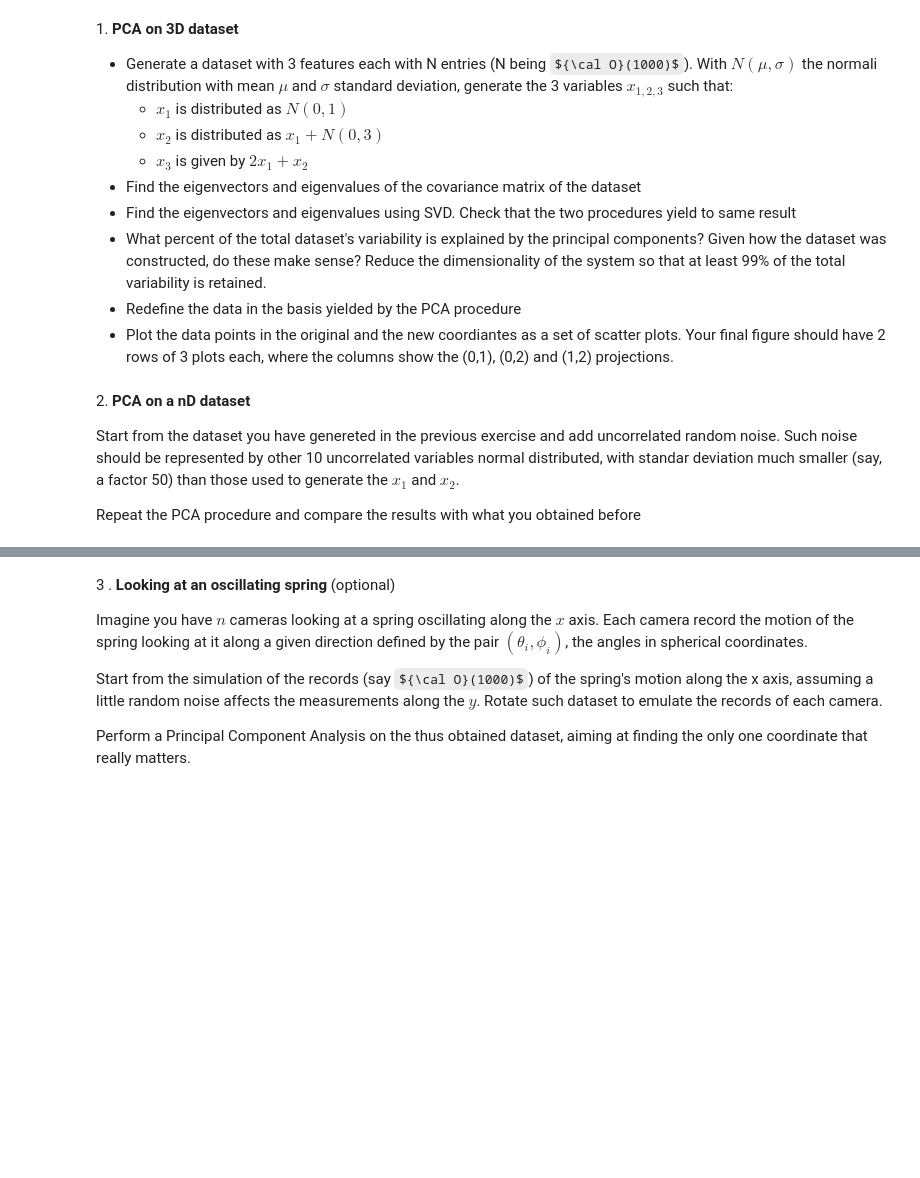
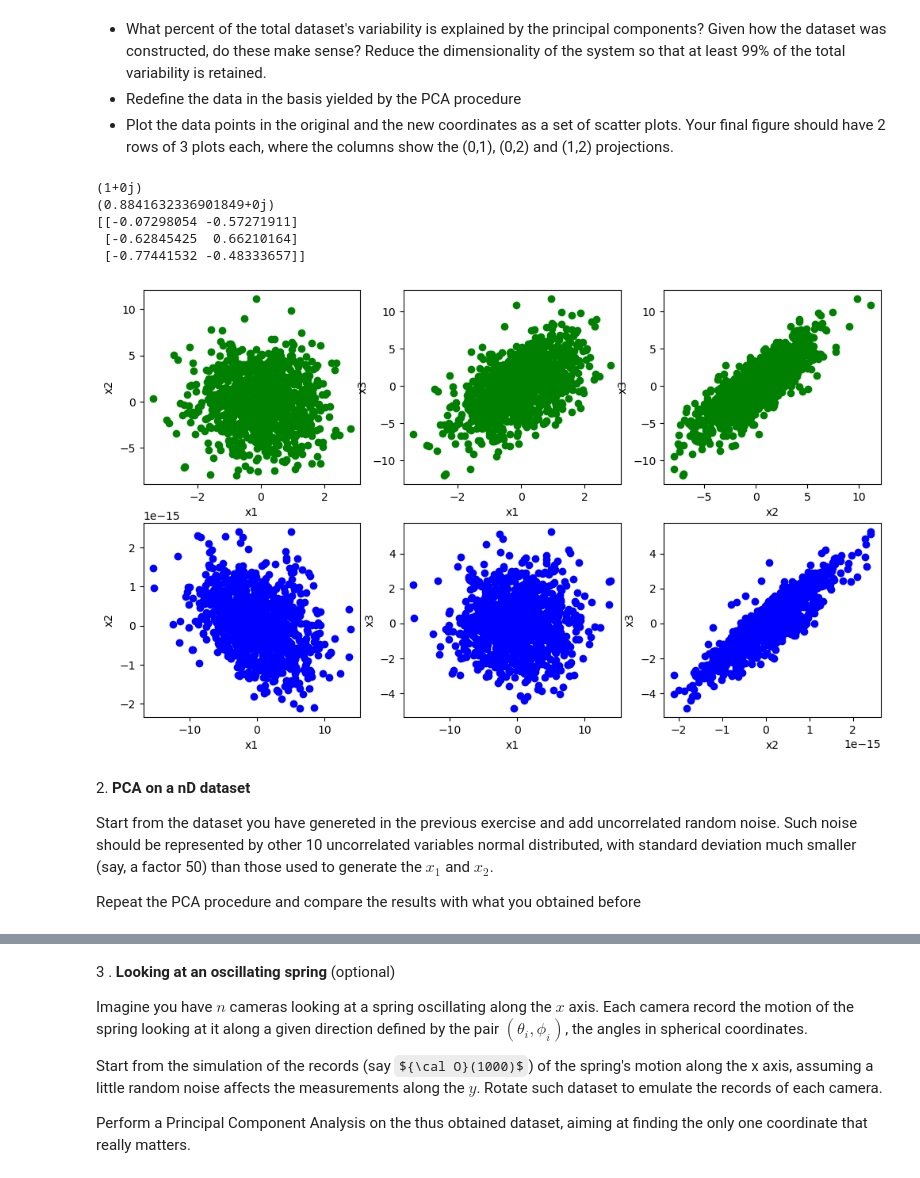
Before and after one commit to LiberoP/LaboratoryOfComputationalPhysics_Y8, a Jupyter notebook: 08ex_LinearAlgebra.ipynb, the cells around one changed output, grey strips where cells are left out. Drawn from its saved outputs; the diff is of its cells as text; code cells hidden in the pictures; some formulas as TeX source; blank space fills up the shorter version.

Commit message:
completed mandatory exercises

```diff
--- a/08ex_LinearAlgebra.ipynb
+++ b/08ex_LinearAlgebra.ipynb
@@ -0,0 +31,19 @@
+# %%
+x1_centered=x1-x1.mean()
+x2_centered=x2-x2.mean()
+x3_centered=x3-x3.mean()
+data_matrix_centered=np.concatenate((x1_centered[:,None], x2_centered[:,None], x3_centered[:,None]), axis=1)
+covariance_matrix=(data_matrix_centered.T).dot(data_matrix_centered)/(N-1) # ---> NB the N-1
+#print(covariance_matrix)
+#element=[element in covariance_matrix if element > 1 else NaN] # ---> fix?
+#print(element)
+
+eig_vals, eig_vects= la.eig(covariance_matrix)
+print(np.real_if_close(eig_vals), '\n \n', eig_vects, '\n \n')
+
+U, spectrum, Vt = la.svd(data_matrix_centered)
+print(U, '\n \n', spectrum, '\n \n', Vt)
+# ---> SVD algo also orders eigvals->eigvects from largest to smallest
+
+print(np.allclose(np.sort(eig_vals)[::-1], spectrum**2/(N-1))) # ---> also try it for matrix? (as an exercise)
+# ---> NB the **2 / N-1
@@ -1,12 +68,4 @@
 # %% [markdown]
-1\. **PCA on 3D dataset**
-
-* Generate a dataset with 3 features each with N entries (N being ${\cal O}(1000)$). With $N(\mu,\sigma)$ the normali distribution with mean $\mu$ and $\sigma$  standard deviation, generate the 3 variables $x_{1,2,3}$ such that:
-    * $x_1$ is distributed as $N(0,1)$
-    * $x_2$ is distributed as $x_1+N(0,3)$
-    * $x_3$ is given by $2x_1+x_2$
-* Find the eigenvectors and eigenvalues of the covariance matrix of the dataset
-* Find the eigenvectors and eigenvalues using SVD. Check that the two procedures yield to same result
 * What percent of the total dataset's variability is explained by the principal components? Given how the dataset was constructed, do these make sense? Reduce the dimensionality of the system so that at least 99% of the total variability is retained.
 * Redefine the data in the basis yielded by the PCA procedure
-* Plot the data points in the original and the new coordiantes as a set of scatter plots. Your final figure should have 2 rows of 3 plots each, where the columns show the (0,1), (0,2) and (1,2) projections.
+* Plot the data points in the original and the new coordinates as a set of scatter plots. Your final figure should have 2 rows of 3 plots each, where the columns show the (0,1), (0,2) and (1,2) projections.
@@ -16,6 +72,49 @@
+# %%
+#---> For "variabilty" they mean the sum (trace) of the new eigenvalues normalised by the sum of the original ones
+initial_trace=covariance_matrix.trace()
+# ---> let's try to discard one dimension:
+n_rv=data_matrix.shape[1]
+new_spectrum=(np.sort(eig_vals)[::-1])[:(n_rv-1)]
+#print(new_spectrum)
+# ---> then two:
+new_variability=np.sum(new_spectrum)/initial_trace
+print(new_variability) # ---> how to approx correctly?
+new_new_spectrum=(np.sort(eig_vals)[::-1])[:(n_rv-2)]
+new_new_variability=np.sum(new_new_spectrum)/initial_trace
+print(new_new_variability)
+# ---> keep 2 dimensions (as expected)
+
+new_eig_vects=eig_vects[:,[0,2]]
+reduced_data_matrix_centered=np.dot(data_matrix_centered, new_eig_vects) # ---> NB eig vects are on columns!
+print(new_eig_vects)
+# --->  data_matrix_centered everywhere in this cell
+
+data_matrix_centered_new_base=np.dot(data_matrix_centered, eig_vects)
+
+fig, axes = plt.subplots(nrows=2, ncols=3, figsize=(12,7)) # ---> NB the syntax
+acc=0
+for i in range(2):
+    for j in range(i+1,3):
+        #print("j:",j)
+        axes[0,acc].scatter(data_matrix_centered[:,i], data_matrix_centered[:,j], color='g')
+        axes[0,acc].set_xlabel(f"x{i+1}")
+        axes[0,acc].set_ylabel(f"x{j+1}")
+        axes[1,acc].scatter(data_matrix_centered_new_base[:,i], data_matrix_centered_new_base[:,j], color='b')
+        axes[1,acc].set_xlabel(f"x{i+1}")
+        axes[1,acc].set_ylabel(f"x{j+1}")
+        #print("acc:",acc)
+        acc=acc+1
+# ---> TODO: add legend. ax titles, fig title?
+# %% [output]
+(1+0j)
+(0.8841632336901849+0j)
+[[-0.07298054 -0.57271911]
+ [-0.62845425  0.66210164]
+ [-0.77441532 -0.48333657]]
+[figure, added]
 # %% [markdown]
 2\. **PCA on a nD dataset**
 
-Start from the dataset you have genereted in the previous exercise and add uncorrelated random noise. Such noise should be represented by other 10 uncorrelated variables normal distributed, with standar deviation much smaller (say, a factor 50) than those used to generate the $x_1$ and $x_2$.
+Start from the dataset you have genereted in the previous exercise and add uncorrelated random noise. Such noise should be represented by other 10 uncorrelated variables normal distributed, with standard deviation much smaller (say, a factor 50) than those used to generate the $x_1$ and $x_2$.
 
 Repeat the PCA procedure and compare the results with what you obtained before
```
Also changed, not shown: parts of 9 cells of this notebook, 6 other files.
